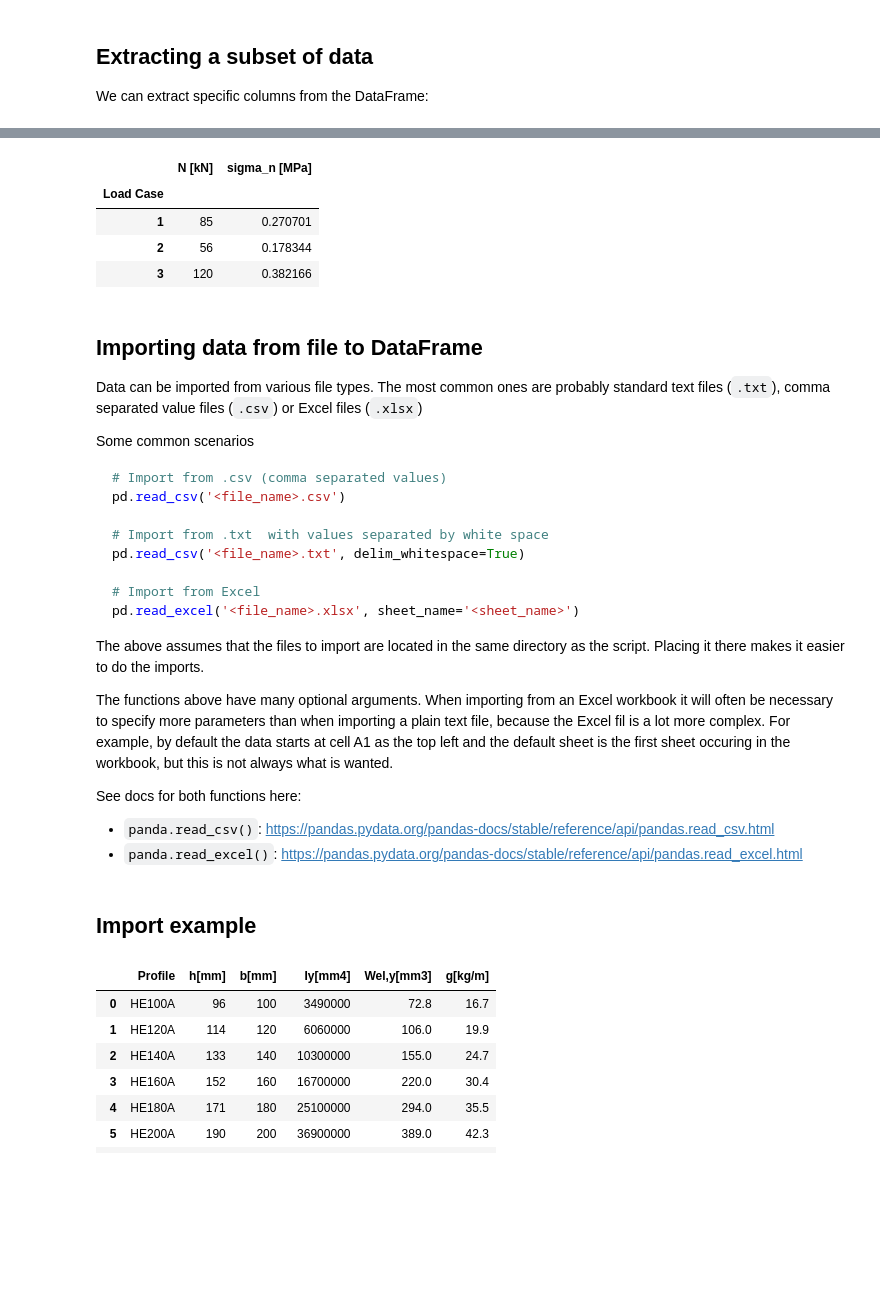
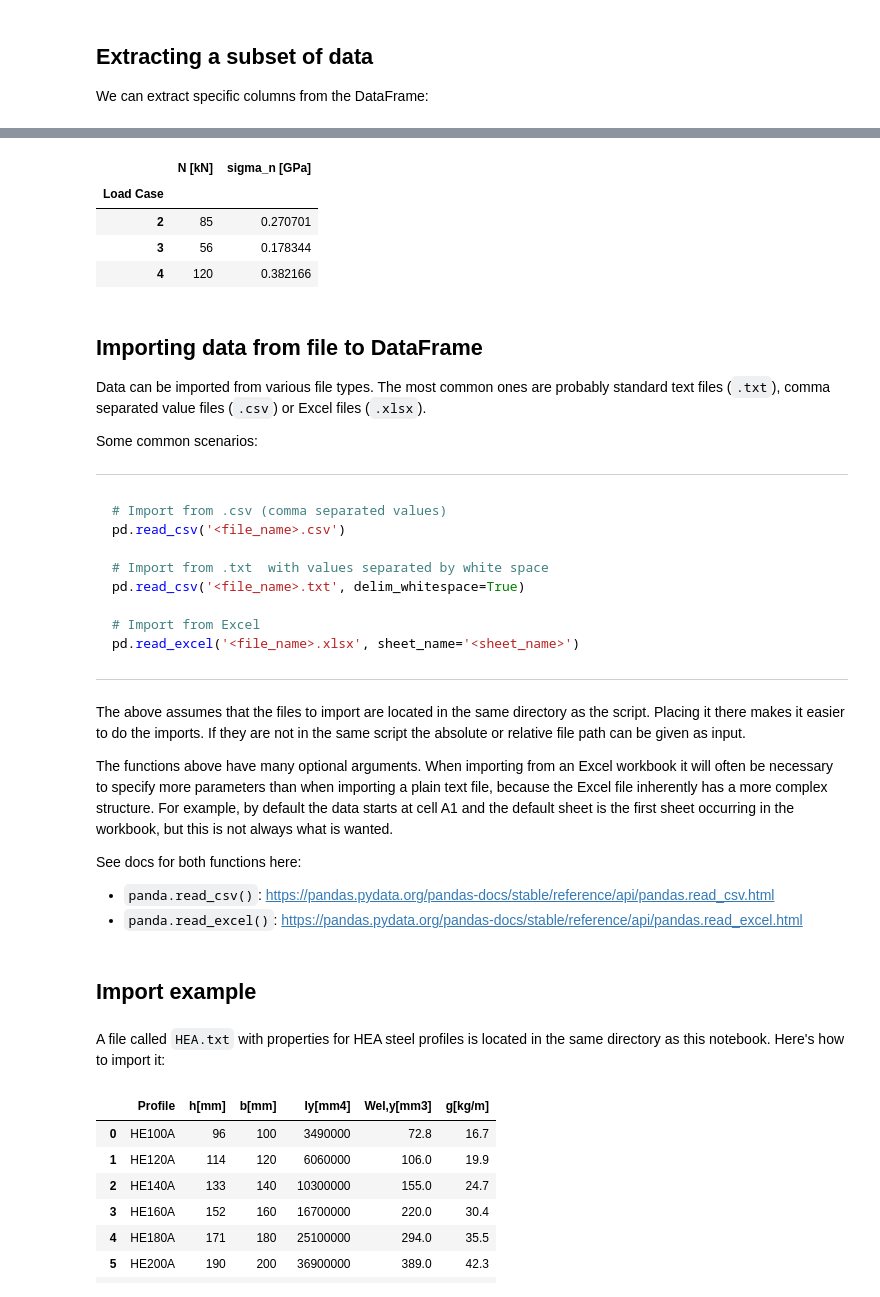
Before and after one commit to Python-Crash-Course/Python101, a Jupyter notebook: Session 5 - Dataframes/Session 5 - Dataframes.ipynb, the cells around one changed output, grey strips where cells are left out. Drawn from its saved outputs; the diff is of its cells as text; code cells hidden in the pictures; blank space fills up the shorter version.

Commit message:
Fix typos and rephrase where necessary - Session 5

```diff
--- a/Session 5 - Dataframes/Session 5 - Dataframes.ipynb
+++ b/Session 5 - Dataframes/Session 5 - Dataframes.ipynb
@@ -44,15 +41,15 @@ print(df)
 ## Presenting results with DataFrames
 If we have a dictionary from a previous calculation of some kind, we can quickly turn it into a DataFrame with the same pricinple as above:
 # %%
-# Define normal force and cross sectional area
-normal_force = [85, 56, 120]
-area = [314, 314, 314]
+# Define normal forces and cross sectional areas
+normal_forces = [85, 56, 120]
+areas = [314, 314, 314]
 
 # Compute stress in cross section for all normal forces
-stress = [n/a for n, a in zip(normal_force, area)]
+stresses = [force/area for force, area in zip(normal_forces, areas)]
 
-# Gather calculation results in dictionary
-results = {'N [kN]': normal_force, 'A [mm2]': area, 'sigma_n [MPa]': stress}
+# Gather calculation results in a dictionary
+results = {'N [kN]': normal_forces, 'A [mm2]': areas, 'sigma_n [GPa]': stresses}
 
 # Create a DataFrame of the results form the dictionary
 df2 = pd.DataFrame(results)
@@ -109,18 +108,19 @@ Double square brakcets must be used if we want to extract more than one column.
 # %%
 # Extract multiple columns to DataFrame
-df2[['N [kN]', 'sigma_n [MPa]']]
+df2[['N [kN]', 'sigma_n [GPa]']]
 # %% [output]
-|  | N [kN] | sigma_n [MPa] |
+|  | N [kN] | sigma_n [GPa] |
 | Load Case |  |  |
-| 1 | 85 | 0.270701 |
-| 2 | 56 | 0.178344 |
-| 3 | 120 | 0.382166 |
+| 2 | 85 | 0.270701 |
+| 3 | 56 | 0.178344 |
+| 4 | 120 | 0.382166 |
 # %% [markdown]
 ## Importing data from file to DataFrame
-Data can be imported from various file types. The most common ones are probably standard text files (`.txt`), comma separated value files (`.csv`) or Excel files (`.xlsx`)
+Data can be imported from various file types. The most common ones are probably standard text files (`.txt`), comma separated value files (`.csv`) or Excel files (`.xlsx`).
 
-Some common scenarios
+Some common scenarios:
 
+-------
 ~~~python
 # Import from .csv (comma separated values)
 pd.read_csv('<file_name>.csv')
@@ -131,11 +131,12 @@ pd.read_csv('<file_name>.txt', delim_whitespace=True)
 # Import from Excel
 pd.read_excel('<file_name>.xlsx', sheet_name='<sheet_name>')
 ~~~
+---
 
-The above assumes that the files to import are located in the same directory as the script. Placing it there makes it easier to do the imports.
+The above assumes that the files to import are located in the same directory as the script. Placing it there makes it easier to do the imports. If they are not in the same script the absolute or relative file path can be given as input.
 
-The functions above have many optional arguments. When importing from an Excel workbook it will often be necessary to specify more parameters than when importing a plain text file, because the Excel fil is a lot more complex.
-For example, by default the data starts at cell A1 as the top left and the default sheet is the first sheet occuring in the workbook, but this is not always what is wanted.
+The functions above have many optional arguments. When importing from an Excel workbook it will often be necessary to specify more parameters than when importing a plain text file, because the Excel file inherently has a more complex structure.
+For example, by default the data starts at cell A1 and the default sheet is the first sheet occurring in the workbook, but this is not always what is wanted.
 
 See docs for both functions here:
 
@@ -143,4 +144,6 @@ See docs for both functions here:
 * `panda.read_excel()`: https://pandas.pydata.org/pandas-docs/stable/reference/api/pandas.read_excel.html
 # %% [markdown]
 ## Import example
+# %% [markdown]
+A file called `HEA.txt` with properties for HEA steel profiles is located in the same directory as this notebook. Here's how to import it:
 # %%
```
Also changed, not shown: parts of 29 cells of this notebook, 1 other file.
